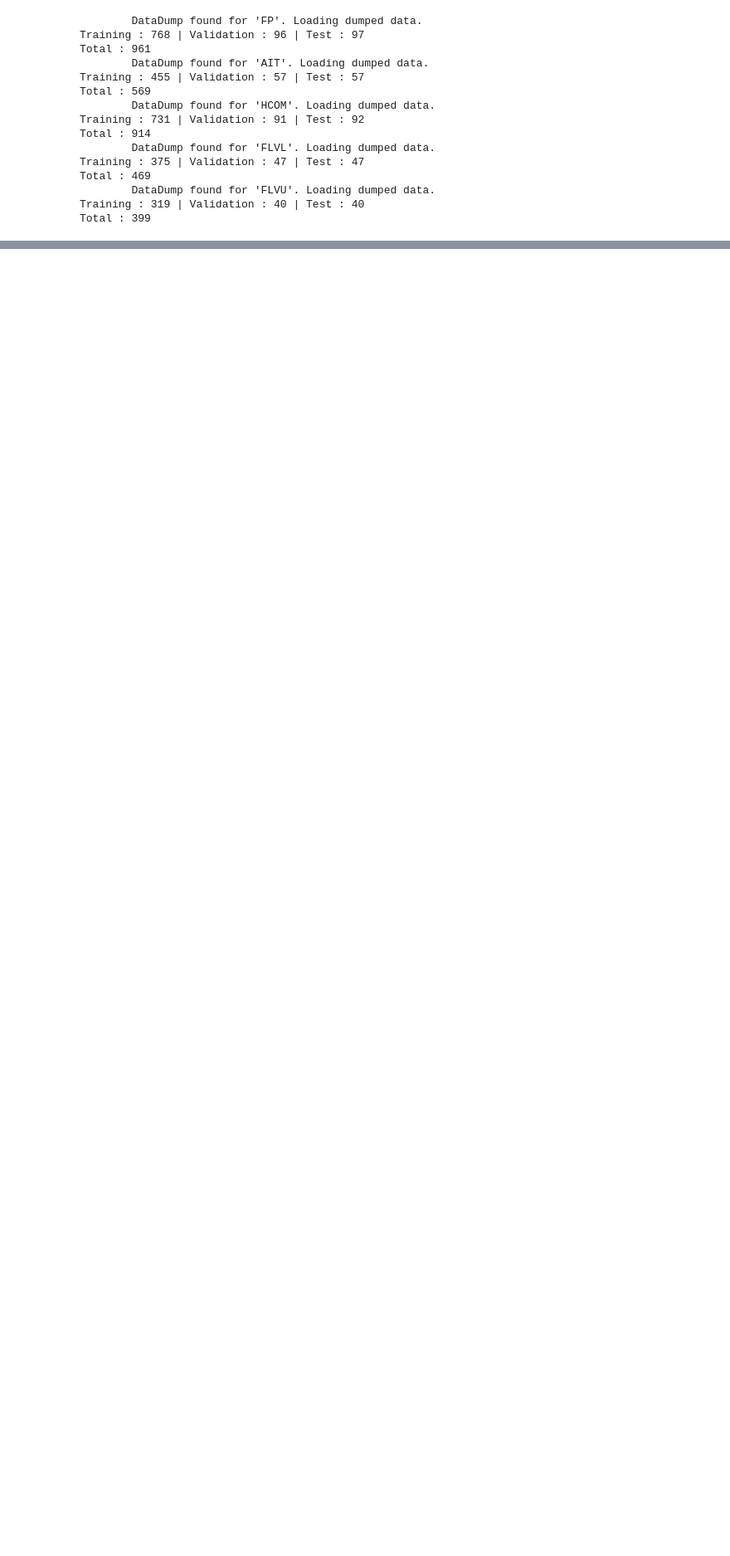
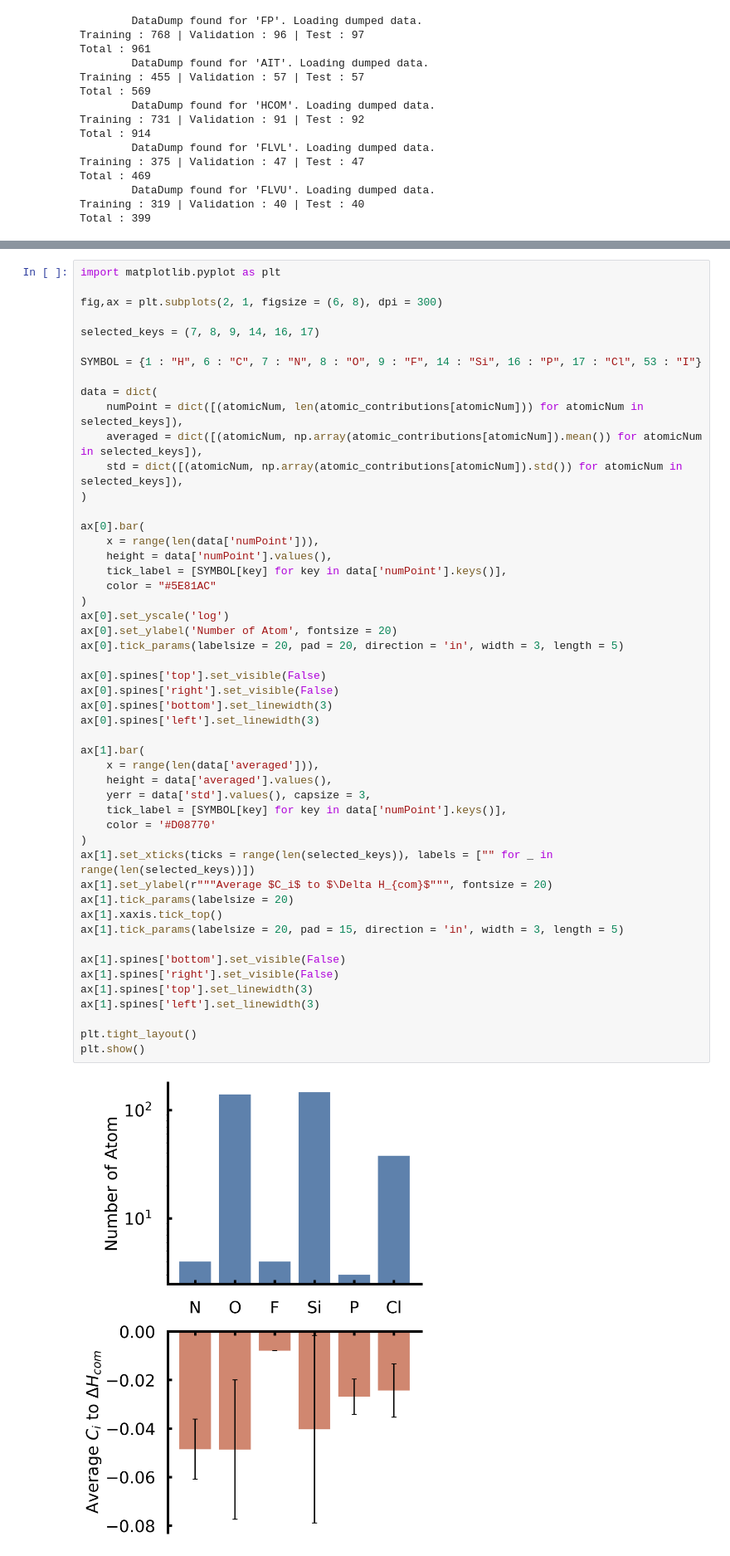
Before and after one commit to SinsuSquid/Chemomile, a Jupyter notebook: examples/Chemomile_Tutorial.ipynb, the cells around one changed output, grey strips where cells are left out. Shown at 83% size. Drawn from its saved outputs; the diff is of its cells as text; blank space fills up the shorter version.

```diff
--- a/Notebooks/Dataset.ipynb
+++ b/examples/Chemomile_Tutorial.ipynb
@@ -139,0 +1055,52 @@ plt.show()
+# %%
+import matplotlib.pyplot as plt
+
+fig,ax = plt.subplots(2, 1, figsize = (6, 8), dpi = 300)
+
+selected_keys = (7, 8, 9, 14, 16, 17)
+
+SYMBOL = {1 : "H", 6 : "C", 7 : "N", 8 : "O", 9 : "F", 14 : "Si", 16 : "P", 17 : "Cl", 53 : "I"}
+
+data = dict(
+    numPoint = dict([(atomicNum, len(atomic_contributions[atomicNum])) for atomicNum in selected_keys]),
+    averaged = dict([(atomicNum, np.array(atomic_contributions[atomicNum]).mean()) for atomicNum in selected_keys]),
+    std = dict([(atomicNum, np.array(atomic_contributions[atomicNum]).std()) for atomicNum in selected_keys]),
+)
+
+ax[0].bar(
+    x = range(len(data['numPoint'])),
+    height = data['numPoint'].values(),
+    tick_label = [SYMBOL[key] for key in data['numPoint'].keys()],
+    color = "#5E81AC"
+)
+ax[0].set_yscale('log')
+ax[0].set_ylabel('Number of Atom', fontsize = 20)
+ax[0].tick_params(labelsize = 20, pad = 20, direction = 'in', width = 3, length = 5)
+
+ax[0].spines['top'].set_visible(False)
+ax[0].spines['right'].set_visible(False)
+ax[0].spines['bottom'].set_linewidth(3)
+ax[0].spines['left'].set_linewidth(3)
+
+ax[1].bar(
+    x = range(len(data['averaged'])),
+    height = data['averaged'].values(),
+    yerr = data['std'].values(), capsize = 3,
+    tick_label = [SYMBOL[key] for key in data['numPoint'].keys()],
+    color = '#D08770'
+)
+ax[1].set_xticks(ticks = range(len(selected_keys)), labels = ["" for _ in range(len(selected_keys))])
+ax[1].set_ylabel(r"""Average $C_i$ to $\Delta H_{com}$""", fontsize = 20)
+ax[1].tick_params(labelsize = 20)
+ax[1].xaxis.tick_top()
+ax[1].tick_params(labelsize = 20, pad = 15, direction = 'in', width = 3, length = 5)
+
+ax[1].spines['bottom'].set_visible(False)
+ax[1].spines['right'].set_visible(False)
+ax[1].spines['top'].set_linewidth(3)
+ax[1].spines['left'].set_linewidth(3)
+
+plt.tight_layout()
+plt.show()
+# %% [output]
+[figure, added]
```
Also changed, not shown: parts of 80 cells of this notebook, 8 other files.
